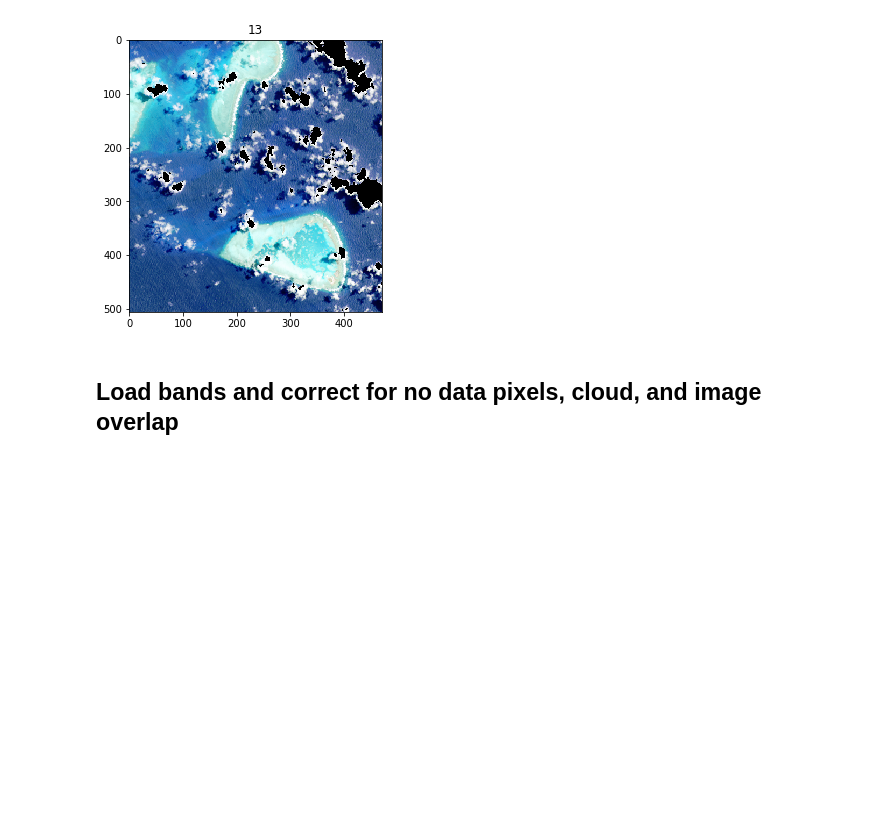
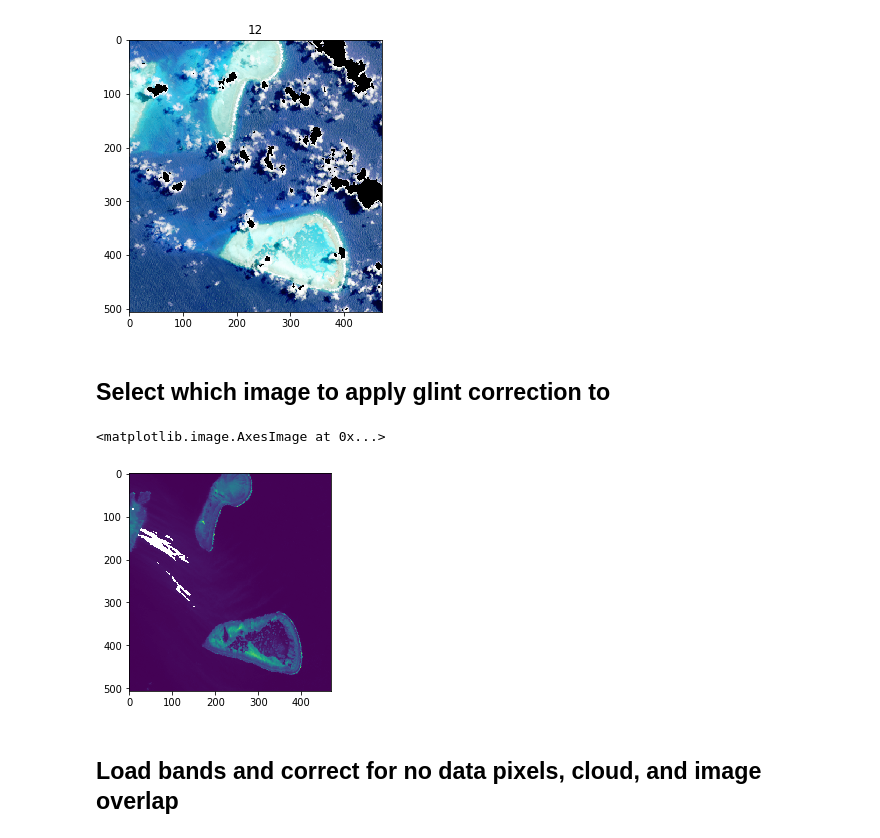
Before and after one commit to taslandcover/dea-notebooks, a Jupyter notebook: Glint/Hedley_2005_glint_correction.ipynb, the cells around one changed output. Cells and saved outputs as stored; diff of their text form; code cells hidden in the pictures; blank space fills up the shorter version.

```diff
--- a/Glint/Hedley_2005_glint_correction.ipynb
+++ b/Glint/Hedley_2005_glint_correction.ipynb
@@ -190,17 +192,13 @@ def load_nbarx(dc, sensor, query, product='nbart', bands_of_interest='', filter_
 
         print('Failed to load {}'.format(product_name))
         return None, None, None
-lat_min = -23.42 #up
-lat_max = -23.52 #down
-lon_min = 152.00 #left
-lon_max = 152.10 #right
 
 query_new = {'time': (start, end),}
 query_new['x'] = (lon_min, lon_max)
 query_new['y'] = (lat_min, lat_max)
 
 
-data, crs, affine = load_nbarx(dc=datacube.Datacube(app='loadrecentimage'),
+dataset, crs, affine = load_nbarx(dc=datacube.Datacube(app='loadrecentimage'),
                          sensor = 'ls8',
                          query=query_new,
                          bands_of_interest = ['red', 'green', 'blue', 'nir'])
@@ -214,7 +212,7 @@ pq_toplot = pq.pixelquality
 
 cloud_free = masking.make_mask(pq, cloud_acca='no_cloud', cloud_fmask='no_cloud', contiguous=True).pixelquality
 mostly_cloud_free = cloud_free.mean(dim=('x','y')) >= cloud_free_fraction
-data_mostly_cloud_free = test.where(only_cloud_free).dropna('time', how='all')
+data_mostly_cloud_free = dataset.where(only_cloud_free).dropna('time', how='all')
 # %% [output]
 Loading ls8_nbart_albers
 Loaded ls8_nbart_albers
@@ -301,3 +287,14 @@ for key in rgb_images:
 [figure]
 [figure]
 [figure]
+# %% [markdown]
+## Select which image to apply glint correction to
+# %%
+# Enter the number in the heading for the image that you are interested in
+
+image = 5
+
+imshow(data_mostly_cloud_free.red.isel(time=image))
+# %% [output]
+<matplotlib.image.AxesImage at 0x...>
+[figure, added]
```
Also changed, not shown: parts of 26 cells of this notebook.
